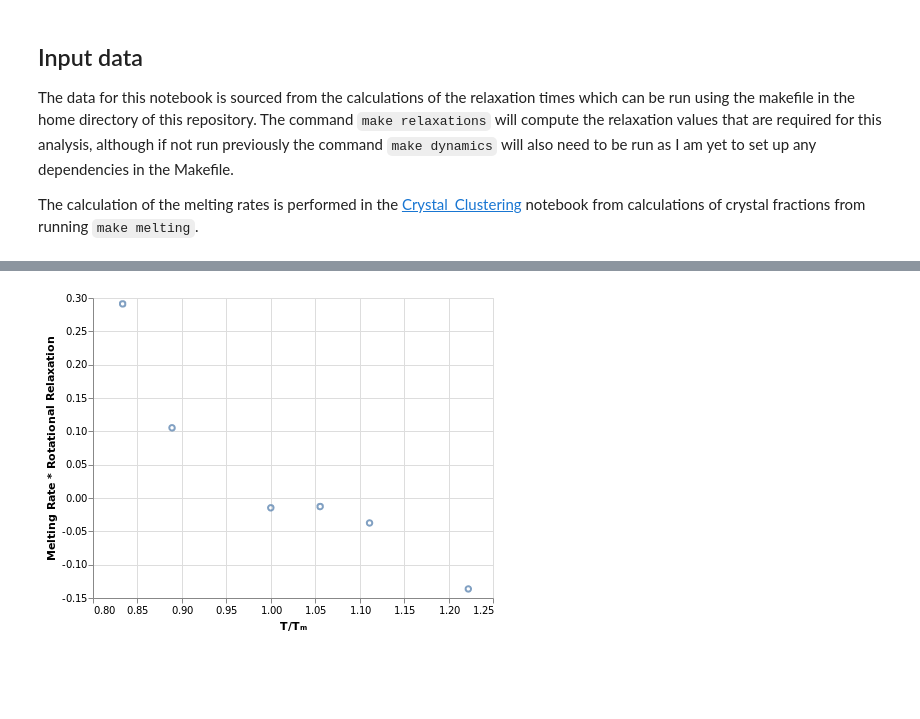
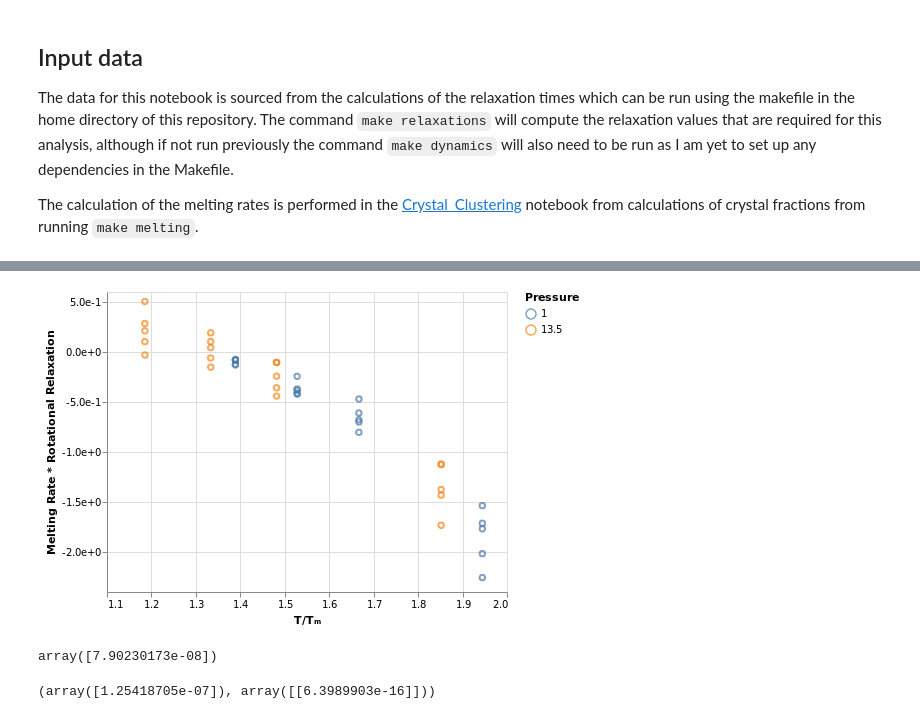
Before and after one commit to malramsay64/Crystal_Melting, a Jupyter notebook: notebooks/11_melting_dynamics.ipynb, the cells around one changed output, grey strips where cells are left out. Saved outputs shown, nothing was run; the diff lists cells and outputs as text; code cells hidden in the pictures; blank space fills up the shorter version.

Commit message:
notebooks: Update melting dynamics notebook
This updates the melting dynamics notebook handling both sets of
pressures and the updated calculations for the dynamics quantities.

```diff
--- a/notebooks/11_melting_dynamics.ipynb
+++ b/notebooks/11_melting_dynamics.ipynb
@@ -31,0 +18,11 @@ df_timescales.head()
+# %%
+with pandas.HDFStore("../data/analysis/dynamics_clean_agg.h5") as src:
+    mol_relax_df = src.get("molecular_relaxations")
+
+with pandas.HDFStore("../data/analysis/dynamics_clean_agg.h5") as src:
+    relax_df = src.get("relaxations")
+
+with pandas.HDFStore("../data/analysis/melting_clean.h5") as src:
+    melting_df = src.get("rates")
+
+timescales_df = relax_df.merge(melting_df, on=['temperature', 'pressure'])
@@ -32,11 +47,12 @@ df_timescales.head()
 # %%
-c = alt.Chart(df_timescales).mark_point().encode(
+c = alt.Chart(timescales_df).mark_point().encode(
     x=alt.X('temp_norm', title='T/Tₘ', scale=alt.Scale(zero=False)),
-    y=alt.Y("scaling:Q", title='Melting Rate * Rotational Relaxation')
+    y=alt.Y("scaling:Q", title='Melting Rate * Rotational Relaxation', axis=alt.Axis(format='e')),
+    color=alt.Color("pressure:N", title="Pressure"),
 ).transform_calculate(
     scaling = alt.datum.mean * alt.datum.rot2_value
 )
 
 c
 # %% [output]
-[figure, old version]
+[figure, new version]
@@ -60,0 +76,20 @@ df_fit = pd.DataFrame({
+# %%
+def theory(x, c):
+    result = 1 - np.exp((1-x) * -0.18 / x)
+    return c * result
+
+df = timescales_df.query("pressure==1.00")
+
+opt, err = scipy.optimize.curve_fit(
+    theory,
+    df["temp_norm"],
+    df["mean"] / df.struct_value
+)
+
+opt
+# %% [output]
+array([7.90230173e-08])
+# %%
+fit_curve(timescales_df.query("pressure==13.50"), -0.065618)
+# %% [output]
+(array([1.25418705e-07]), array([[6.3989903e-16]]))
```
Also changed, not shown: parts of 15 cells of this notebook.
